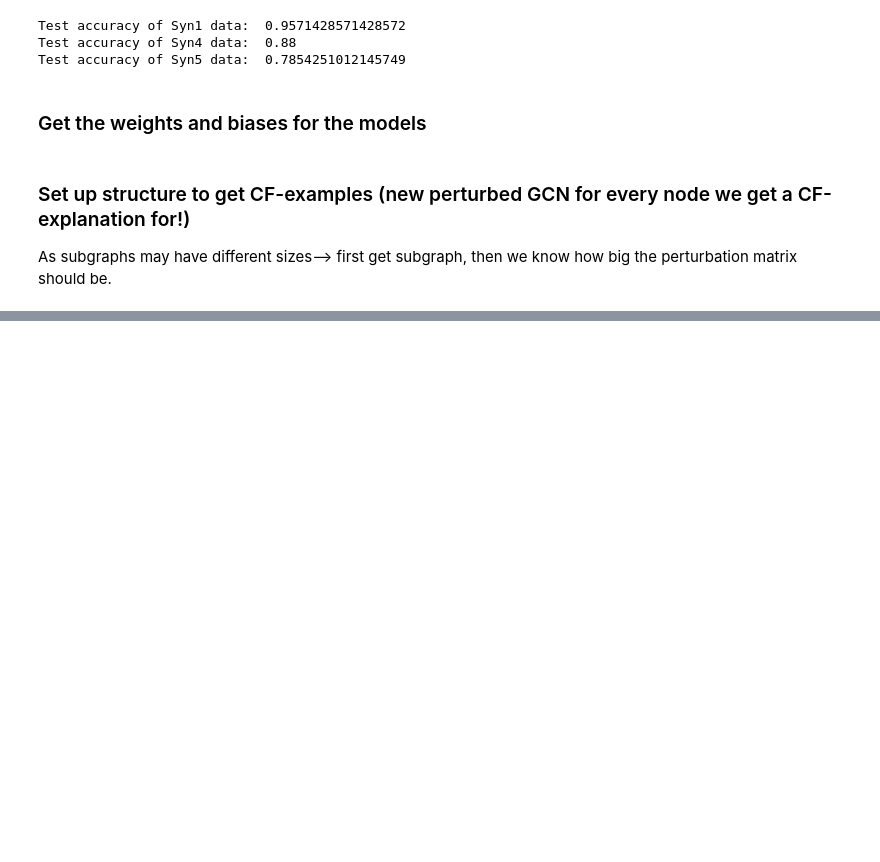
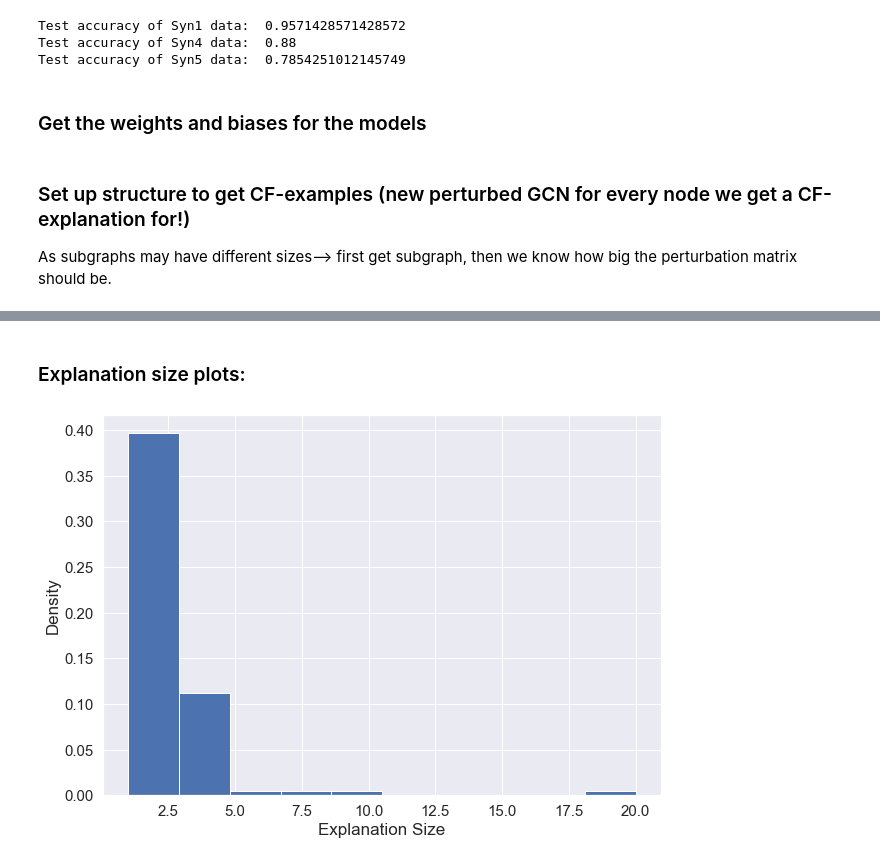
Before and after one commit to Janneke13/CF-GNNExplainer-recreation, a Jupyter notebook: CF_explainer_train.ipynb, the cells around one changed output, grey strips where cells are left out. Drawn from its saved outputs; the diff is of its cells as text; code cells hidden in the pictures; blank space fills up the shorter version.

```diff
--- a/CF_explainer_train.ipynb
+++ b/CF_explainer_train.ipynb
@@ -347,0 +286,14 @@ print(nr_cf_5/ len(test_indices_syn5))
+# %%
+sparsity_mean, sparsity_std = sparsity(adjacency_neigh_syn1, examples_all_syn1)
+fidelity_syn1 = fidelity(len(test_indices_syn1), nr_cf_syn1)
+accuracy_syn1, accuracy_syn1_std = accuracy_explanation(test_indices_syn1, predictions_1, adjacency_neigh_syn1, examples_all_syn1, mapping_syn1)
+explanation_size_mean, explanation_size_std, explanation_size_list_syn1 = explanation_size(examples_all_syn1)
+
+print("Syn1, mean sparsity:", sparsity_mean)
+print("Syn1, fidelity:", fidelity_syn1)
+print("Syn1, mean accuracy:", accuracy_syn1)
+print("Syn1, mean explanation size:", explanation_size_mean)
+
+print("Syn1, std sparsity:", sparsity_std)
+print("Syn1, std accuracy:", accuracy_syn1_std)
+print("Syn1, std explanation size:", explanation_size_std)
@@ -347,0 +356,2 @@ print(nr_cf_5/ len(test_indices_syn5))
+# %% [markdown]
+### Explanation size plots:
@@ -347,0 +361,15 @@ print(nr_cf_5/ len(test_indices_syn5))
+# %%
+sns.set()
+
+plt.hist(explanation_size_list_syn1, density=True)
+plt.xticks(fontsize=15)
+plt.yticks(fontsize=15)
+plt.xlabel('Explanation Size', fontsize=17)
+plt.ylabel('Density', fontsize=17)
+
+figure = plt.gcf()
+figure.set_size_inches(10, 7)
+figure.savefig('plots/explanation_size_syn1.png', dpi=100)
+plt.show()
+# %% [output]
+[figure, added]
```
Also changed, not shown: parts of 26 cells of this notebook, 5 other files.
